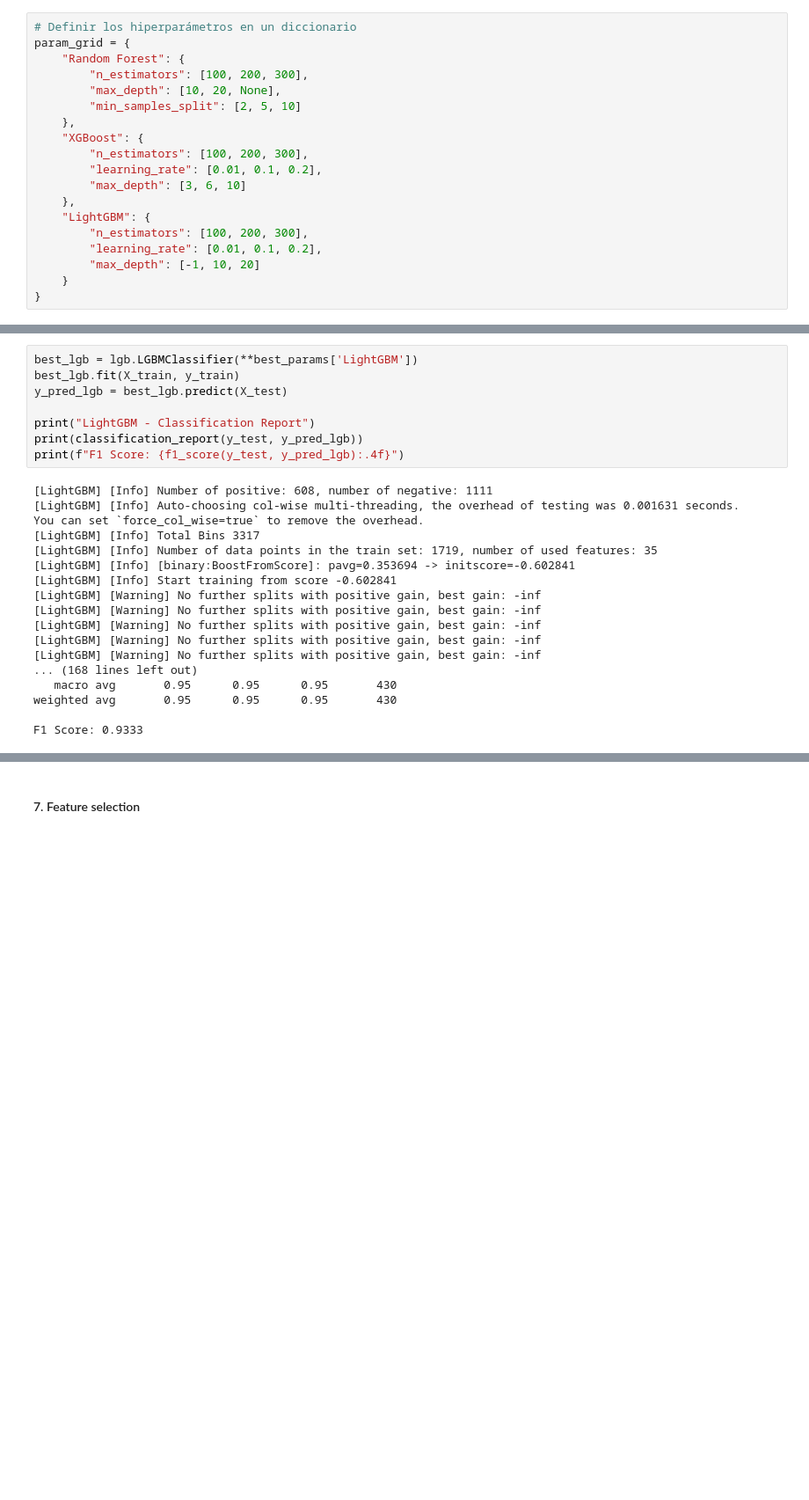
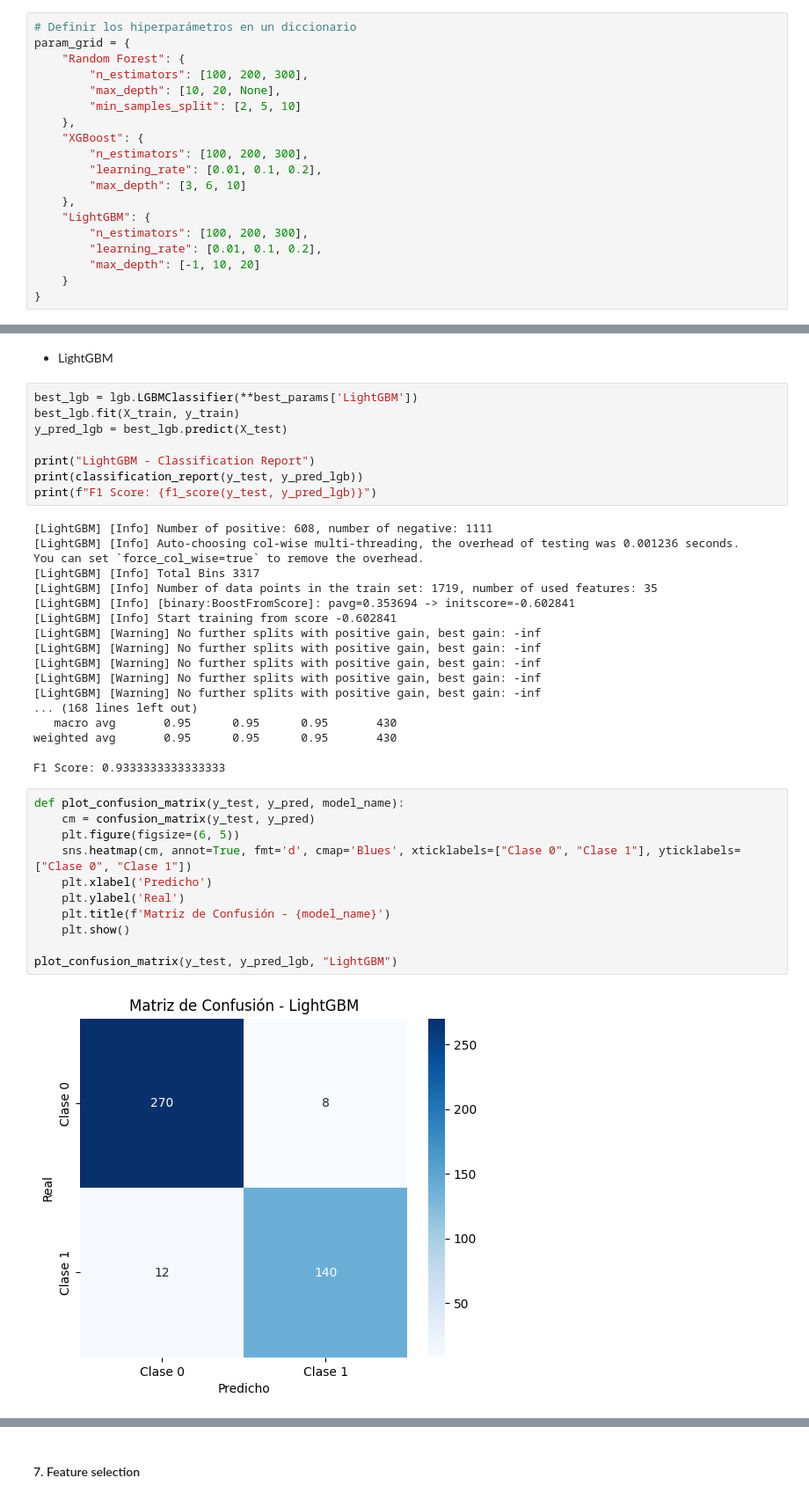
Before and after one commit to MartaaTebar/ML_Alzheimer_Disease, a Jupyter notebook: src/notebooks/primeras_pruebas.ipynb, the cells around one changed output, grey strips where cells are left out. Shown: that part at 88% size. Cells and saved outputs as stored; diff of their text form; blank space fills up the shorter version.

```diff
--- a/src/notebooks/primeras_pruebas.ipynb
+++ b/src/notebooks/primeras_pruebas.ipynb
@@ -466,3 +475,5 @@ Mejor F1-score en validación cruzada: 0.9112721853407398
+# %% [markdown]
+* LightGBM
 # %%
 best_lgb = lgb.LGBMClassifier(**best_params['LightGBM'])
 best_lgb.fit(X_train, y_train)
@@ -470,10 +481,10 @@ y_pred_lgb = best_lgb.predict(X_test)
 
 print("LightGBM - Classification Report")
 print(classification_report(y_test, y_pred_lgb))
-print(f"F1 Score: {f1_score(y_test, y_pred_lgb):.4f}")
+print(f"F1 Score: {f1_score(y_test, y_pred_lgb)}")
 # %% [output]
 [LightGBM] [Info] Number of positive: 608, number of negative: 1111
-[LightGBM] [Info] Auto-choosing col-wise multi-threading, the overhead of testing was 0.001631 seconds.
+[LightGBM] [Info] Auto-choosing col-wise multi-threading, the overhead of testing was 0.001236 seconds.
 You can set `force_col_wise=true` to remove the overhead.
 [LightGBM] [Info] Total Bins 3317
 [LightGBM] [Info] Number of data points in the train set: 1719, number of used features: 35
@@ -488,4 +499,17 @@ You can set `force_col_wise=true` to remove the overhead.
    macro avg       0.95      0.95      0.95       430
 weighted avg       0.95      0.95      0.95       430
 
-F1 Score: 0.9333
+F1 Score: 0.9333333333333333
+# %%
+def plot_confusion_matrix(y_test, y_pred, model_name):
+    cm = confusion_matrix(y_test, y_pred)
+    plt.figure(figsize=(6, 5))
+    sns.heatmap(cm, annot=True, fmt='d', cmap='Blues', xticklabels=["Clase 0", "Clase 1"], yticklabels=["Clase 0", "Clase 1"])
+    plt.xlabel('Predicho')
+    plt.ylabel('Real')
+    plt.title(f'Matriz de Confusión - {model_name}')
+    plt.show()
+
+plot_confusion_matrix(y_test, y_pred_lgb, "LightGBM")
+# %% [output]
+[figure, added]
```
Also changed, not shown: parts of 25 cells of this notebook.
